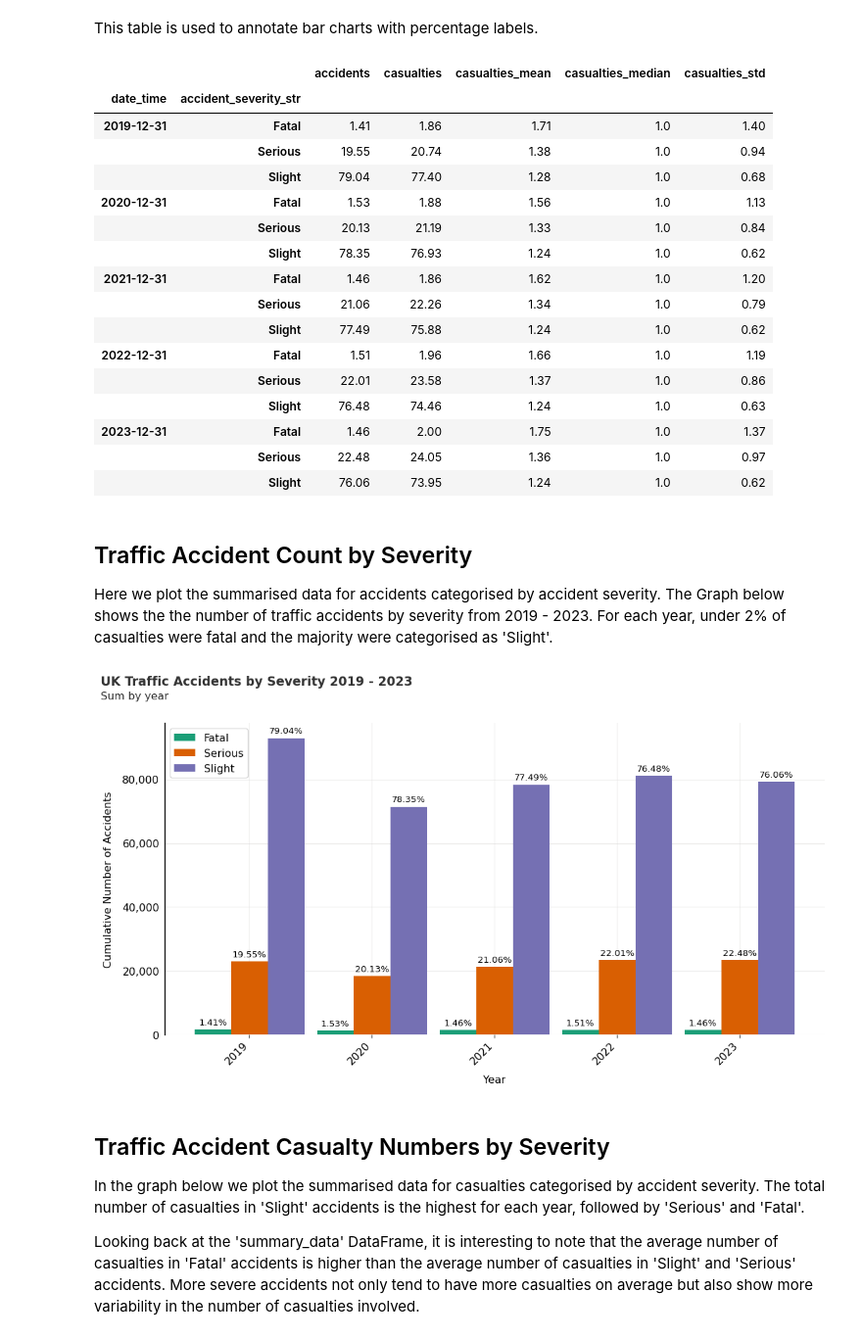
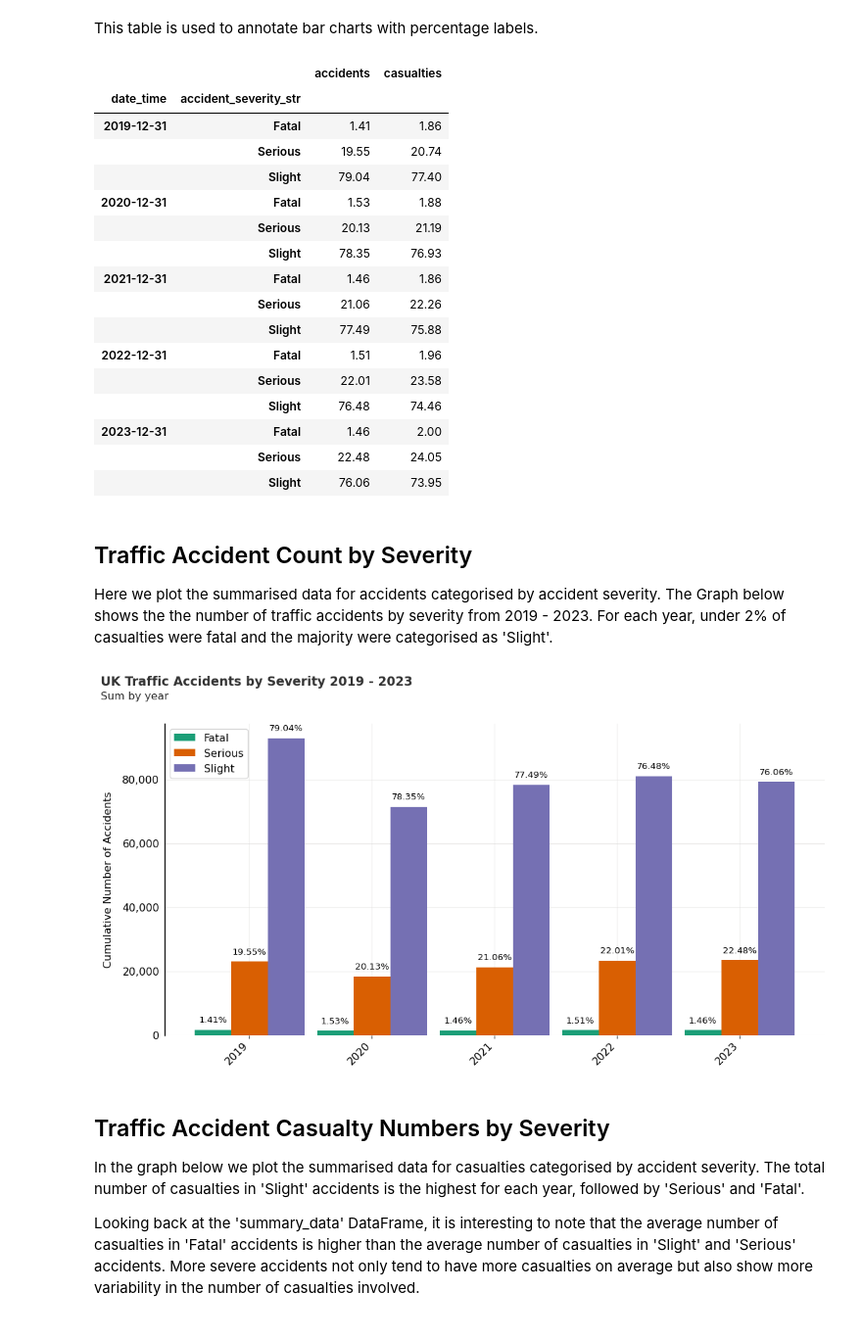
Before and after one commit to andyrids/dataclocklib, a Jupyter notebook: docs/source/tutorial.ipynb, the cells around one changed output. Shown at 98% size. Saved outputs shown, nothing was run; the diff lists cells and outputs as text; code cells hidden in the pictures.

```diff
--- a/docs/source/tutorial.ipynb
+++ b/docs/source/tutorial.ipynb
@@ -249,6 +249,7 @@ def severity_percentage(data: pd.DataFrame) -> pd.DataFrame:
 
 summary_data_percent = (
     summary_data
+    .filter(["accidents", "casualties"])
     .reset_index(level="accident_severity_str")
     .groupby(pd.Grouper(freq="YE"), as_index=False)
     .apply(severity_percentage)
@@ -259,23 +260,23 @@ summary_data_percent = (
 
 summary_data_percent
 # %% [output]
-|  |  | accidents | casualties | casualties_mean | casualties_median | casualties_std |
-| date_time | accident_severity_str |  |  |  |  |  |
-| 2019-12-31 | Fatal | 1.41 | 1.86 | 1.71 | 1.0 | 1.40 |
-|  | Serious | 19.55 | 20.74 | 1.38 | 1.0 | 0.94 |
-|  | Slight | 79.04 | 77.40 | 1.28 | 1.0 | 0.68 |
-| 2020-12-31 | Fatal | 1.53 | 1.88 | 1.56 | 1.0 | 1.13 |
-|  | Serious | 20.13 | 21.19 | 1.33 | 1.0 | 0.84 |
-|  | Slight | 78.35 | 76.93 | 1.24 | 1.0 | 0.62 |
-| 2021-12-31 | Fatal | 1.46 | 1.86 | 1.62 | 1.0 | 1.20 |
-|  | Serious | 21.06 | 22.26 | 1.34 | 1.0 | 0.79 |
-|  | Slight | 77.49 | 75.88 | 1.24 | 1.0 | 0.62 |
-| 2022-12-31 | Fatal | 1.51 | 1.96 | 1.66 | 1.0 | 1.19 |
-|  | Serious | 22.01 | 23.58 | 1.37 | 1.0 | 0.86 |
-|  | Slight | 76.48 | 74.46 | 1.24 | 1.0 | 0.63 |
-| 2023-12-31 | Fatal | 1.46 | 2.00 | 1.75 | 1.0 | 1.37 |
-|  | Serious | 22.48 | 24.05 | 1.36 | 1.0 | 0.97 |
-|  | Slight | 76.06 | 73.95 | 1.24 | 1.0 | 0.62 |
+|  |  | accidents | casualties |
+| date_time | accident_severity_str |  |  |
+| 2019-12-31 | Fatal | 1.41 | 1.86 |
+|  | Serious | 19.55 | 20.74 |
+|  | Slight | 79.04 | 77.40 |
+| 2020-12-31 | Fatal | 1.53 | 1.88 |
+|  | Serious | 20.13 | 21.19 |
+|  | Slight | 78.35 | 76.93 |
+| 2021-12-31 | Fatal | 1.46 | 1.86 |
+|  | Serious | 21.06 | 22.26 |
+|  | Slight | 77.49 | 75.88 |
+| 2022-12-31 | Fatal | 1.51 | 1.96 |
+|  | Serious | 22.01 | 23.58 |
+|  | Slight | 76.48 | 74.46 |
+| 2023-12-31 | Fatal | 1.46 | 2.00 |
+|  | Serious | 22.48 | 24.05 |
+|  | Slight | 76.06 | 73.95 |
 # %% [markdown]
 ## Traffic Accident Count by Severity
 
@@ -310,7 +311,7 @@ ax.yaxis.set_tick_params(
     pad=2, labeltop=False, labelbottom=True, bottom=False, labelsize=12
 )
 
-ax.set_xlabel("Year", fontsize=12, labelpad=10)
+ax.set_xlabel("", fontsize=12, labelpad=10)
 ax.xaxis.set_label_position("bottom")
 ax.xaxis.set_tick_params(pad=2, labelbottom=True, bottom=True, labelsize=12)
 ax.xaxis.set_ticks(bar_x_positions + 0.3, bar_x_labels, rotation=45, ha="right")
@@ -333,37 +334,37 @@ for i, category in enumerate(category_values):
     ax.bar_label(
         bar,
         labels=map(lambda x: f"{x:.2f}%", bar_data_pct["accidents"]),
-        padding=3,
+        padding=6,
         color="black",
-        fontsize=10
+        fontsize=10,
     )
 
 ax.legend(loc="best", fontsize=12)
 
 ax.text(
     x=0.05,
     y=.93,
     s="UK Traffic Accidents by Severity 2019 - 2023",
     transform=fig.transFigure,
     ha="left",
     fontsize=14,
     weight="bold",
     alpha=.8
 )
 
 ax.text(
     x=0.05,
     y=.90,
     s="Sum by year",
     transform=fig.transFigure,
     ha="left",
     fontsize=12,
     alpha=.8
 )
 
 plt.show()
 # %% [output]
-[figure, old version]
+[figure, new version]
 # %% [markdown]
 ## Traffic Accident Casualty Numbers by Severity
 
```
Also changed, not shown: parts of 1 cell of this notebook, 2 other files.
